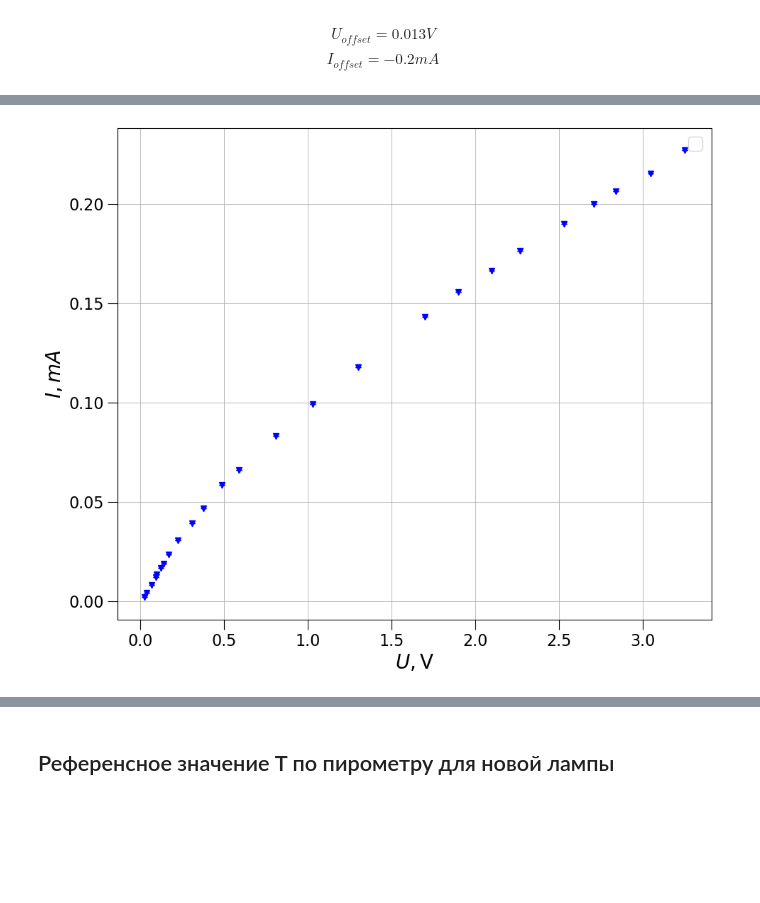
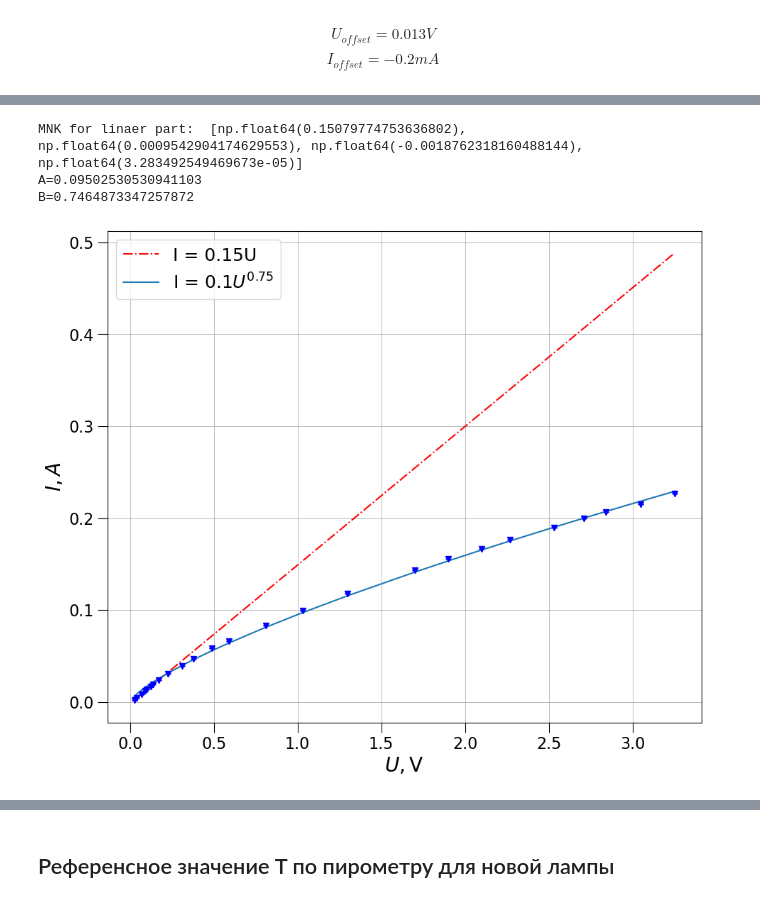
Before and after one commit to MaxGroshev/vpv_gos, a Jupyter notebook: lab.ipynb, the cells around one changed output, grey strips where cells are left out. Cells and saved outputs as stored; diff of their text form; code cells hidden in the pictures; blank space fills up the shorter version.

```diff
--- a/lab.ipynb
+++ b/lab.ipynb
@@ -207,6 +140,15 @@ $$ T_{\text{сетки}} = 907, 934, 953 \pm 20 K $$
 # %% [markdown]
 $$U_{offset} = 0.013 V $$
 $$I_{offset} = -0.2 mA$$
+# %%
+def mnk(x, y):
+    k = ((x*y).mean() - x.mean() * y.mean())/((x**2).mean() - (x.mean())**2)
+    sigma_k = np.sqrt(1/len(y)) * np.sqrt(((y**2).mean() - (y.mean())**2)/((x**2).mean() - (x.mean())**2) - k**2)
+
+    b = y.mean() - k*x.mean()
+    sigma_b = sigma_k * np.sqrt((x**2).mean() - (x.mean())**2)
+    ret = [k, sigma_k, b, sigma_b]
+    return ret
 # %%
 # New lamp
 
@@ -335,33 +282,49 @@ plot_1.savefig('pics/test.png')
 # %%
+def func(U, A, B):
+    return A*U**B
+
 U_filament = np.array([0.025, 0.04, 0.067, 0.092, 0.1,  0.124, 0.139, 0.171, 0.225, 0.31, 0.38, 0.49, 0.59, 0.81, 1.03, 1.3,   1.7, 1.9,   2.1,   2.27,  2.53, 2.71,  2.84,  3.05, 3.25])
 I_filament = np.array([1.9,   4.1, 8.2,    12.1,  13.3, 16.7,  18.9,  23.3,  30.7,  39.3, 46.5, 58.4, 65.9, 83.1, 99.3, 117.7, 143, 155.5, 166.5, 176.3, 190,  199.8, 206.5, 215.1, 227]) * 10**(-3)
 
 
 plot_1 = plt.figure(figsize=(12*0.9,10*0.9))
 plt.grid(visible=True, linewidth=0.6)
 plt.xlabel('$U, \\text{V}$', fontsize=20, rotation=0)
 
-plt.ylabel('$I, mA $', fontsize=20)
+plt.ylabel('$I, A $', fontsize=20)
 plt.tick_params(axis='both', which='major', labelsize=16, size=10)
 plt.grid(visible=True, linewidth=0.6)
 
 plt.errorbar(
     U_filament, I_filament,
     fmt='v',
     linewidth=1,
     markersize=6,
     elinewidth=1,
     yerr=0,
     xerr=0,
     color='blue',
     capsize=3
 )
 
-z = np.polyfit(U_filament, I_filament, deg=7)
+# Aproximation of our data on linear part
+
+z = np.polyfit(U_filament[0:6], I_filament[0:6], deg=1)
+print ("MNK for linaer part: ", mnk(U_filament[0:6], I_filament[0:6]))
+
 polynom_1 = np.poly1d(z)
+plt.plot(U_filament, polynom_1(U_filament),"k-.", color="red", label = 'I = ' + str(round(z[0], 2)) + 'U')
+
+# Approximation of pur data fully
+popt, pcov = curve_fit(func, U_filament, I_filament, maxfev=10**6)
+A, B = popt
+print('A={0}\nB={1}\n'.format(*tuple(popt)))
+plt.plot(U_filament, func(U_filament, *popt), label= "I = " + str(round(A, 1)) + "$U^{" + str(round(B, 2)) + "}$")
 
 plt.legend(fontsize=18, markerscale = 2)
-
-plot_1.savefig('pics/filament.png')
+plot_1.savefig('pics/diff_resist.png')
 # %% [output]
+MNK for linaer part:  [np.float64(0.15079774753636802), np.float64(0.0009542904174629553), np.float64(-0.0018762318160488144), np.float64(3.283492549469673e-05)]
+A=0.09502530530941103
+B=0.7464873347257872
-[figure, old version]
+[figure, new version]
```
Also changed, not shown: parts of 15 cells of this notebook, 25 other files.
